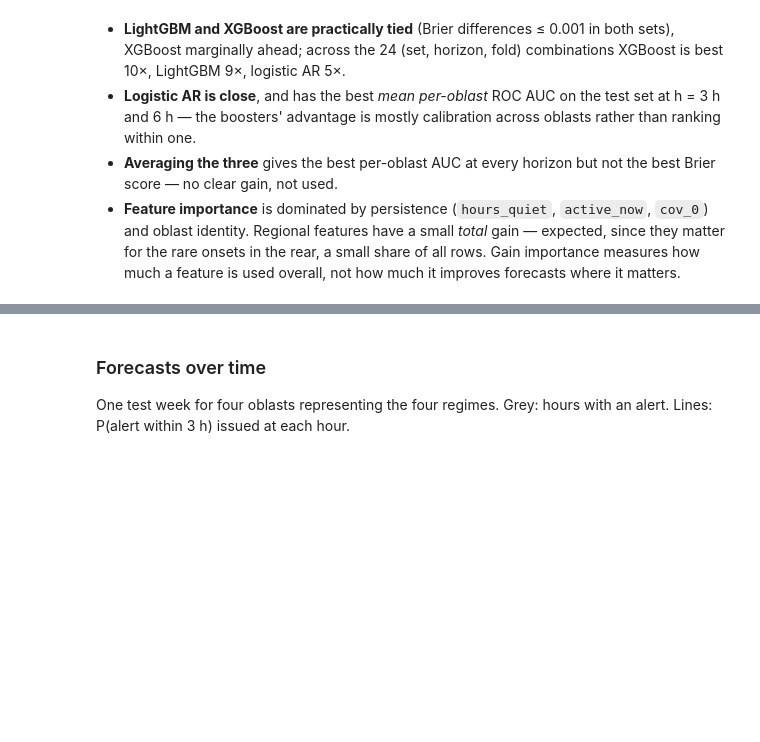
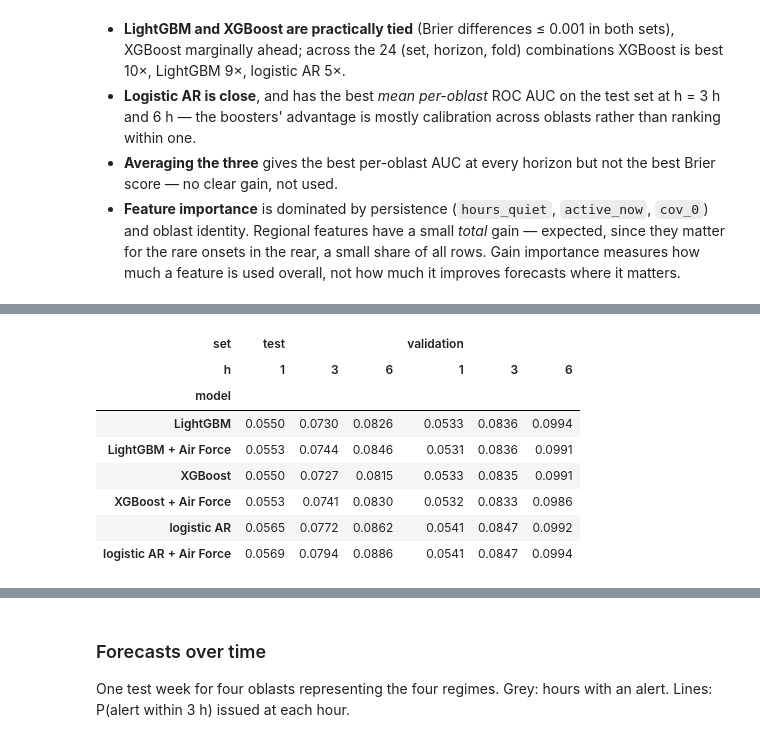
Before and after one commit to andriiboichuk13/ua_alerts_analysis, a Jupyter notebook: notebooks/model.ipynb, the cells around one changed output, grey strips where cells are left out. Cells and saved outputs as stored; diff of their text form; code cells hidden in the pictures; blank space fills up the shorter version.

```diff
--- a/notebooks/model.ipynb
+++ b/notebooks/model.ipynb
@@ -371,0 +465,14 @@ imp.head(10).round(3).T
+# %%
+pairs = ["logistic AR", "LightGBM", "XGBoost"]
+cmp = board[(board.window == "expanding") & board.model.str.replace(" + Air Force", "").isin(pairs)]
+cmp.pivot_table(index="model", columns=["set", "h"], values="brier").round(4)
+# %% [output]
+| set | test |  |  | validation |  |  |
+| h | 1 | 3 | 6 | 1 | 3 | 6 |
+| model |  |  |  |  |  |  |
+| LightGBM | 0.0550 | 0.0730 | 0.0826 | 0.0533 | 0.0836 | 0.0994 |
+| LightGBM + Air Force | 0.0553 | 0.0744 | 0.0846 | 0.0531 | 0.0836 | 0.0991 |
+| XGBoost | 0.0550 | 0.0727 | 0.0815 | 0.0533 | 0.0835 | 0.0991 |
+| XGBoost + Air Force | 0.0553 | 0.0741 | 0.0830 | 0.0532 | 0.0833 | 0.0986 |
+| logistic AR | 0.0565 | 0.0772 | 0.0862 | 0.0541 | 0.0847 | 0.0992 |
+| logistic AR + Air Force | 0.0569 | 0.0794 | 0.0886 | 0.0541 | 0.0847 | 0.0994 |
```
Also changed, not shown: parts of 16 cells of this notebook, 12 other files.
